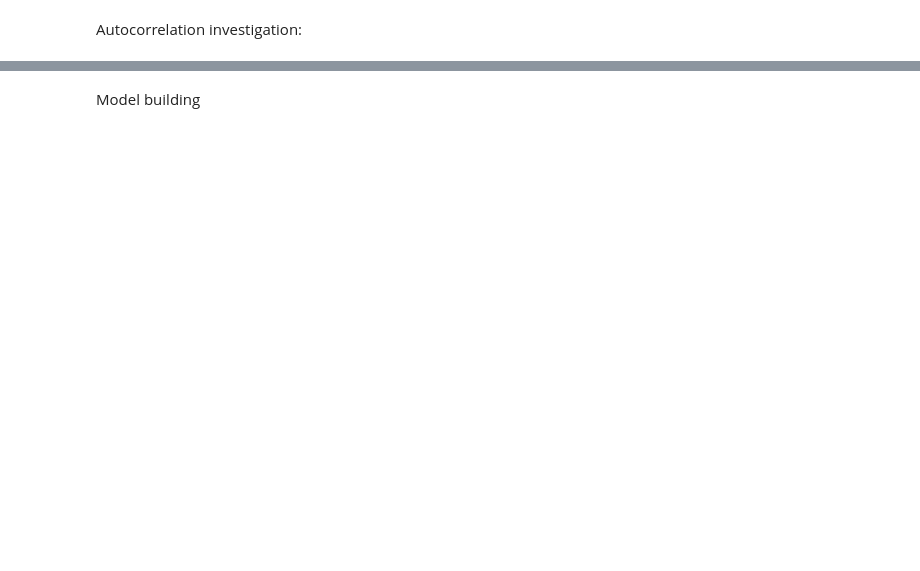
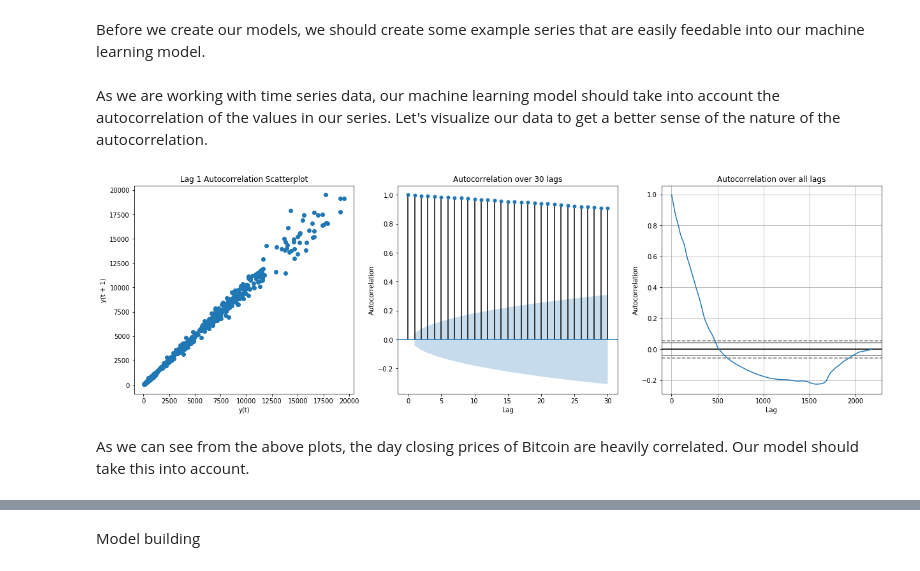
Before and after one commit to alexgoldsmith/coinbot, a Jupyter notebook: crypto_notebook.ipynb, the cells around one changed output, grey strips where cells are left out. Saved outputs shown, nothing was run; the diff lists cells and outputs as text; code cells hidden in the pictures; blank space fills up the shorter version.

```diff
--- a/crypto_notebook.ipynb
+++ b/crypto_notebook.ipynb
@@ -49,5 +90,5 @@ df.head()
-# %% [markdown]
-Autocorrelation investigation:
+# %% [markdown]
+Before we create our models, we should create some example series that are easily feedable into our machine learning model.
 # %%
 #Create Bitcoin and Ethereum series'
 BTC = (
@@ -67,21 +108,27 @@ df_example['BTC'] = BTC
 df_example['ETH'] = ETH
 #Subset example DataFrame
 df_example = df_example['2015-08-07':'2019-04-09']
+# %% [markdown]
+As we are working with time series data, our machine learning model should take into account the autocorrelation of the values in our series. Let's visualize our data to get a better sense of the nature of the autocorrelation.
 # %%
 #Visualize Autocorrelation of Bitcoin prices
 from pandas.plotting import lag_plot
 from pandas.plotting import autocorrelation_plot
 from statsmodels.graphics.tsaplots import plot_acf
 fig, ax = plt.subplots(1,3, figsize = (21,6))
-a1 = lag_plot(BTC, ax = ax[0])
+a0 = lag_plot(BTC, ax = ax[0])
 ax[0].set_title('Lag 1 Autocorrelation Scatterplot')
-a2 = plot_acf(BTC, lags = 30, ax = ax[1])
+a1 = plot_acf(BTC, lags = 30, ax = ax[1])
 ax[1].set_title('Autocorrelation over 30 lags')
 ax[1].set_ylabel('Autocorrelation')
 ax[1].set_xlabel('Lag')
-a3 = autocorrelation_plot(BTC, ax = ax[2])
+a2 = autocorrelation_plot(BTC, ax = ax[2])
 ax[2].set_title('Autocorrelation over all lags')
 plt.show()
+# %% [output]
+[figure, added]
+# %% [markdown]
+As we can see from the above plots, the day closing prices of Bitcoin are heavily correlated. Our model should take this into account.
 # %%
 #Plot values
 ax = df_example.plot()
```
Also changed, not shown: parts of 15 cells of this notebook.
